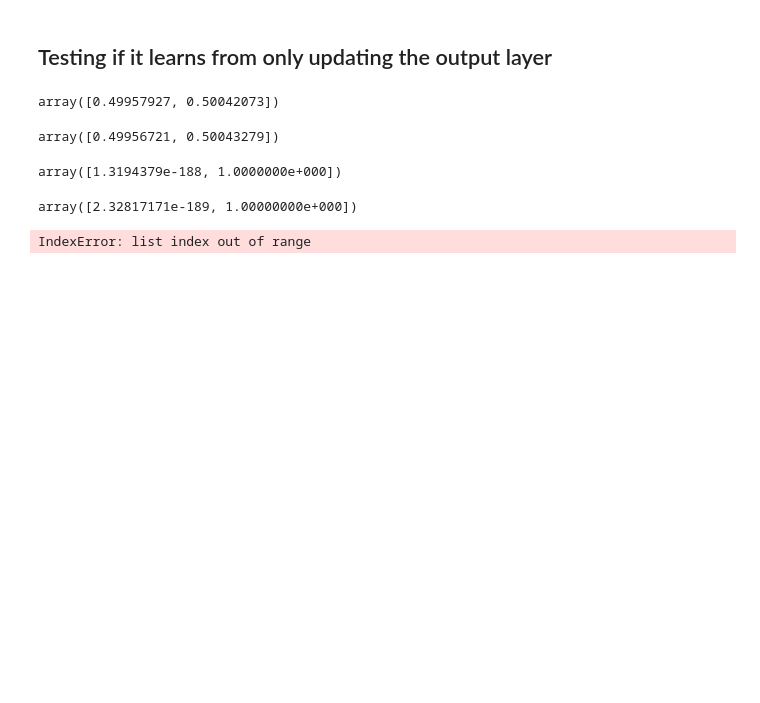
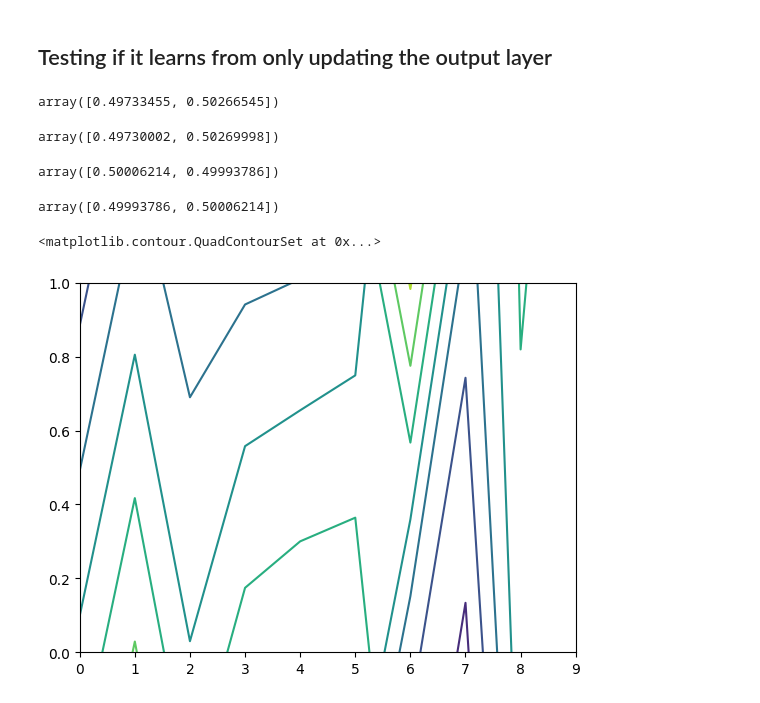
Before and after one commit to magnushelliesen/neural-network, a Jupyter notebook: neural-network.ipynb, the cells around one changed output. Saved outputs shown, nothing was run; the diff lists cells and outputs as text; code cells hidden in the pictures; blank space fills up the shorter version.

```diff
--- a/neural-network.ipynb
+++ b/neural-network.ipynb
@@ -8,7 +8,7 @@ from neural_network.neural_network import NeuralNetwork
 # %% [markdown]
 ## Setting up a random neural network
 # %%
-nn = NeuralNetwork(2, 500, 2, 2)
+nn = NeuralNetwork(2, 10, 2, 2)
 # %% [markdown]
 ## Testing if it learns from only updating the output layer
 # %%
@@ -19,25 +19,26 @@ random_array2 = np.array([1,0])
 # Without training the neural network does not know how that maps to an output
 nn.predict(random_array1)
 # %% [output]
-array([0.49957927, 0.50042073])
+array([0.49733455, 0.50266545])
 # %%
 nn.predict(random_array2)
 # %% [output]
-array([0.49956721, 0.50043279])
+array([0.49730002, 0.50269998])
 # %%
 # Let's train it (I've only written updating of output weights and bias)
-for _ in range(10):
+for _ in range(100):
     nn.train(((random_array1, np.array([1, 0])), (random_array2, np.array([0, 1]))), 0.1)
 # %%
 # It already shows improvement
 nn.predict(random_array1)
 # %% [output]
-array([1.3194379e-188, 1.0000000e+000])
+array([0.50006214, 0.49993786])
 # %%
 nn.predict(random_array2)
 # %% [output]
-array([2.32817171e-189, 1.00000000e+000])
+array([0.49993786, 0.50006214])
 # %%
-plt.contour(nn.weights[2])
+plt.contour(nn.weights[1])
 # %% [output]
-IndexError: list index out of range
+<matplotlib.contour.QuadContourSet at 0x...>
+[figure, added]
```
Also changed, not shown: 1 other file.
